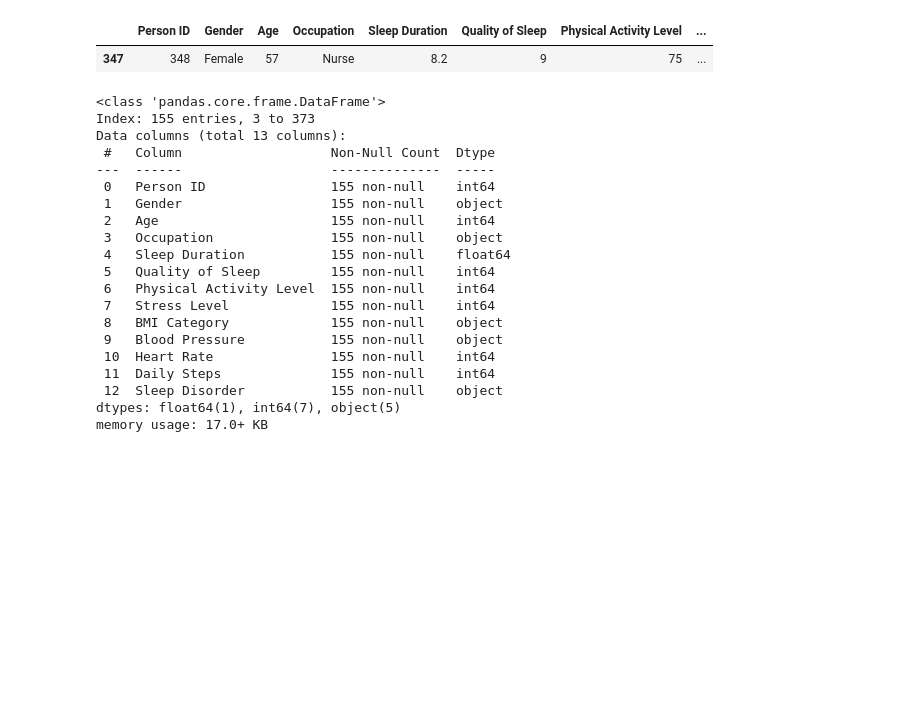
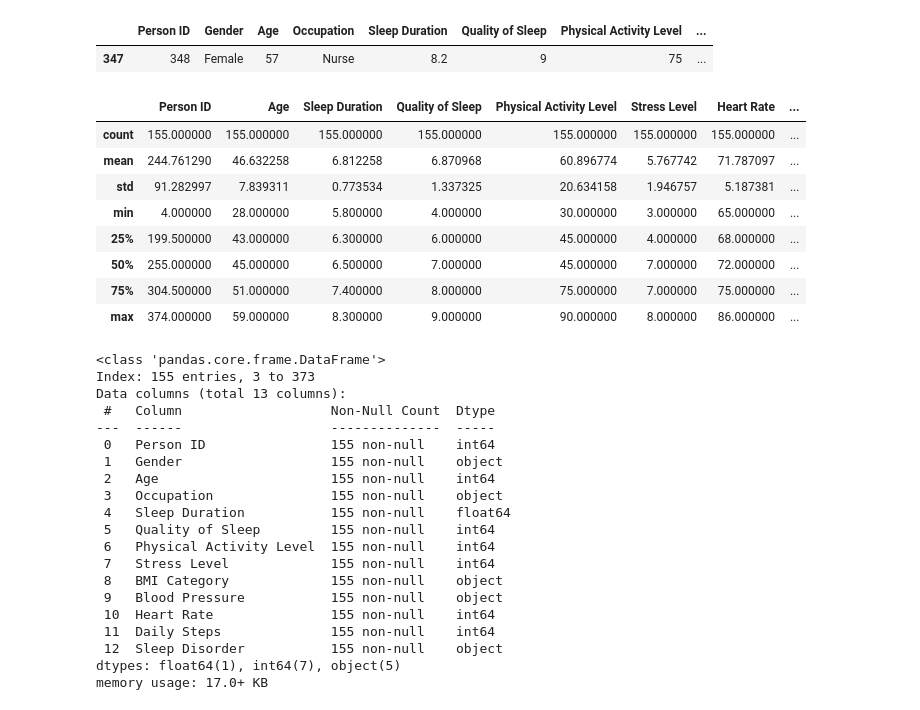
Before and after one commit to harrsh-here/100-Days-Of-ML-CampusX, a Jupyter notebook: Feature Engineering/Feature Construction/splitting.ipynb, the cells around one changed output. Cells and saved outputs as stored; diff of their text form; code cells hidden in the pictures; blank space fills up the shorter version.

```diff
--- a/Feature Engineering/Feature Construction/splitting.ipynb
+++ b/Feature Engineering/Feature Construction/splitting.ipynb
@@ -17,6 +17,18 @@ df.sample()
 | 347 | 348 | Female | 57 | Nurse | 8.2 | 9 | 75 | ... |
 # %%
 df.dropna(inplace=True)
+# %%
+df.describe()
+# %% [output]
+|  | Person ID | Age | Sleep Duration | Quality of Sleep | Physical Activity Level | Stress Level | Heart Rate | ... |
+| count | 155.000000 | 155.000000 | 155.000000 | 155.000000 | 155.000000 | 155.000000 | 155.000000 | ... |
+| mean | 244.761290 | 46.632258 | 6.812258 | 6.870968 | 60.896774 | 5.767742 | 71.787097 | ... |
+| std | 91.282997 | 7.839311 | 0.773534 | 1.337325 | 20.634158 | 1.946757 | 5.187381 | ... |
+| min | 4.000000 | 28.000000 | 5.800000 | 4.000000 | 30.000000 | 3.000000 | 65.000000 | ... |
+| 25% | 199.500000 | 43.000000 | 6.300000 | 6.000000 | 45.000000 | 4.000000 | 68.000000 | ... |
+| 50% | 255.000000 | 45.000000 | 6.500000 | 7.000000 | 45.000000 | 7.000000 | 72.000000 | ... |
+| 75% | 304.500000 | 51.000000 | 7.400000 | 8.000000 | 75.000000 | 7.000000 | 75.000000 | ... |
+| max | 374.000000 | 59.000000 | 8.300000 | 9.000000 | 90.000000 | 8.000000 | 86.000000 | ... |
 # %%
 df.info()
 # %% [output]
```
Also changed, not shown: parts of 1 cell of this notebook.
